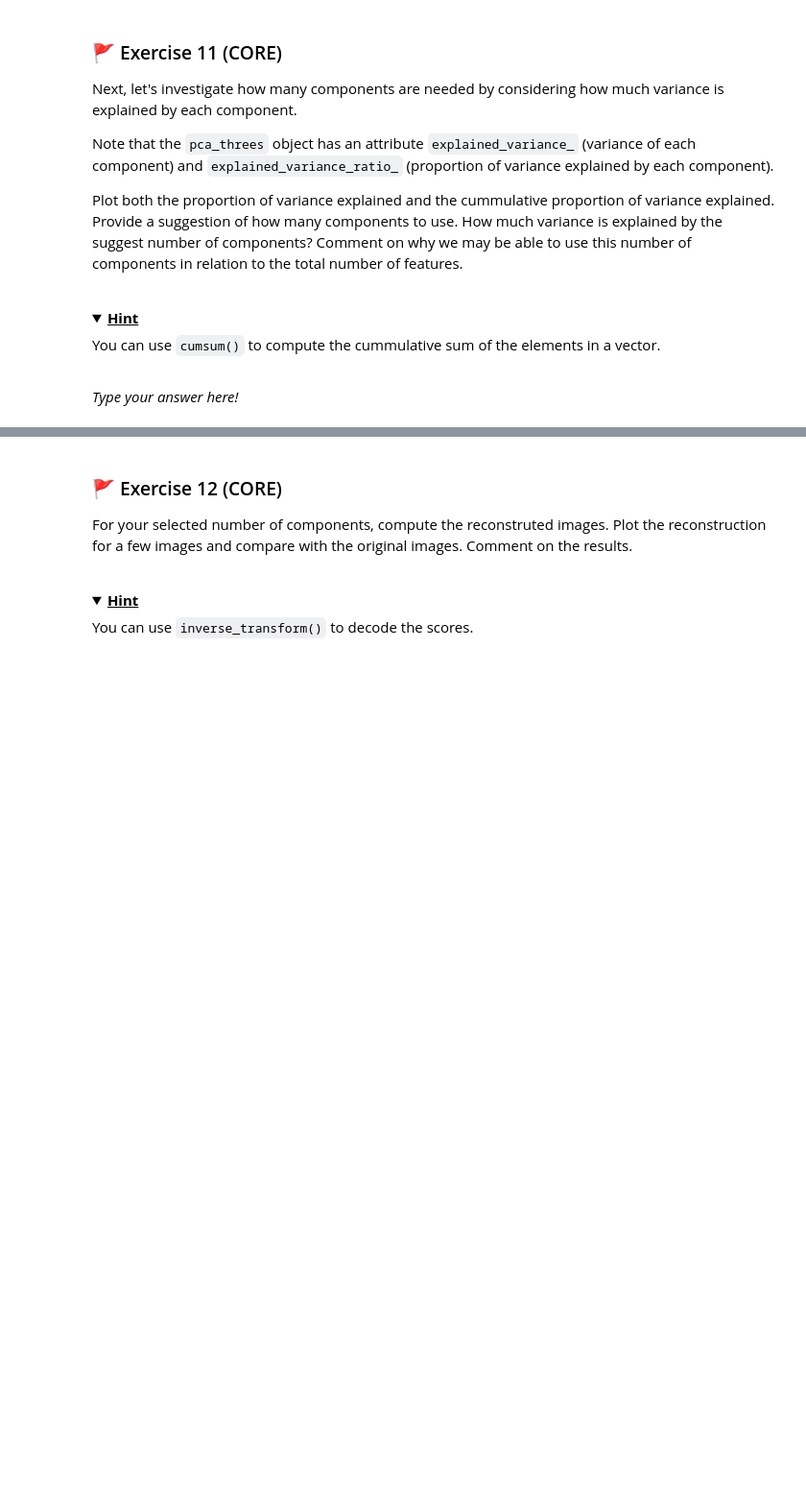
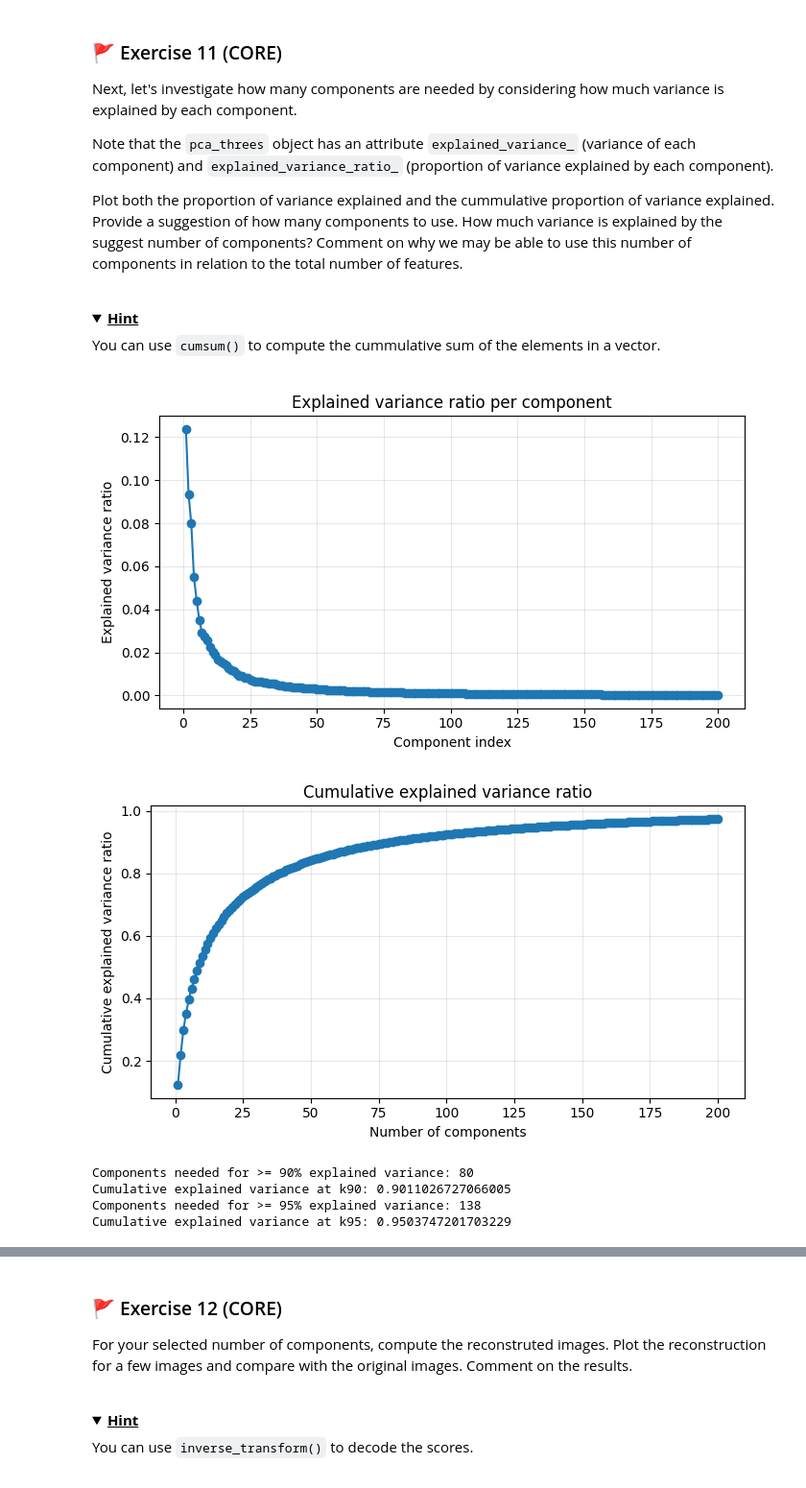
Before and after one commit to zici021129/MLP_2026_week02, a Jupyter notebook: mlp_week02.ipynb, the cells around one changed output, grey strips where cells are left out. Shown at 96% size. Saved outputs shown, nothing was run; the diff lists cells and outputs as text; code cells hidden in the pictures; folded sections open; blank space fills up the shorter version.

```diff
--- a/mlp_week02.ipynb
+++ b/mlp_week02.ipynb
@@ -416,2 +495,48 @@ You can use `cumsum()` to compute the cummulative sum of the elements in a vecto
-# %% [markdown]
-_Type your answer here!_
+# %%
+import numpy as np
+import matplotlib.pyplot as plt
+
+
+
+#  Get the proportion of variance explained by each component
+evr = pca_threes.explained_variance_ratio_
+
+#  Compute cumulative proportion of explained variance
+cev = np.cumsum(evr)
+
+#  Plot the explained variance ratio (per component)
+plt.figure(figsize=(7, 4))
+plt.plot(np.arange(1, len(evr) + 1), evr, marker="o")
+plt.xlabel("Component index")
+plt.ylabel("Explained variance ratio")
+plt.title("Explained variance ratio per component")
+plt.grid(True, alpha=0.3)
+plt.tight_layout()
+plt.show()
+
+#  Plot the cumulative explained variance ratio
+plt.figure(figsize=(7, 4))
+plt.plot(np.arange(1, len(cev) + 1), cev, marker="o")
+plt.xlabel("Number of components")
+plt.ylabel("Cumulative explained variance ratio")
+plt.title("Cumulative explained variance ratio")
+plt.grid(True, alpha=0.3)
+plt.tight_layout()
+plt.show()
+
+# Suggest a number of components based on common thresholds
+k90 = int(np.argmax(cev >= 0.90) + 1)
+k95 = int(np.argmax(cev >= 0.95) + 1)
+
+print("Components needed for >= 90% explained variance:", k90)
+print("Cumulative explained variance at k90:", cev[k90 - 1])
+
+print("Components needed for >= 95% explained variance:", k95)
+print("Cumulative explained variance at k95:", cev[k95 - 1])
+# %% [output]
+[figure, added]
+[figure, added]
+Components needed for >= 90% explained variance: 80
+Cumulative explained variance at k90: 0.9011026727066005
+Components needed for >= 95% explained variance: 138
+Cumulative explained variance at k95: 0.9503747201703229
```
Also changed, not shown: parts of 15 cells of this notebook.
